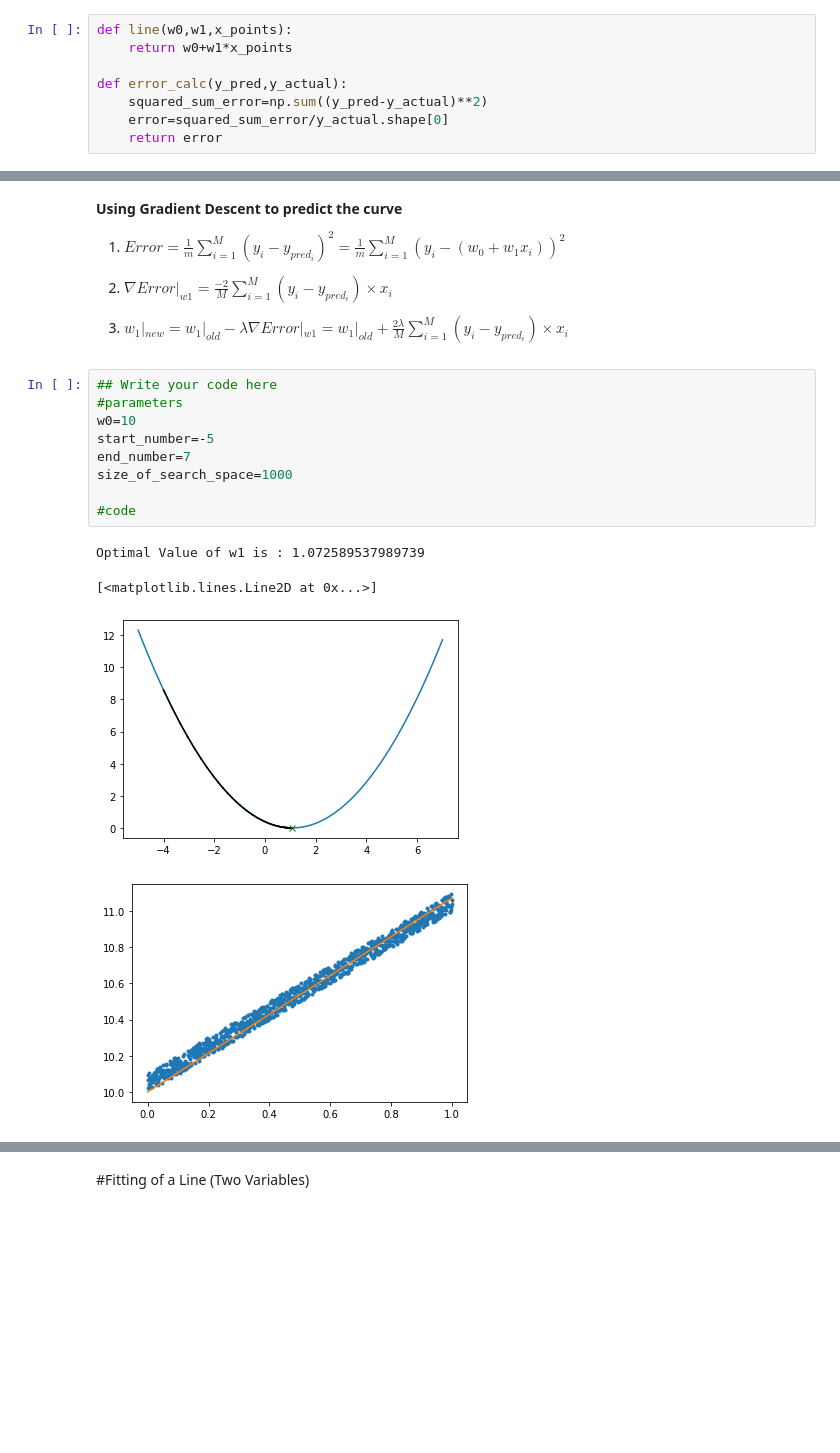
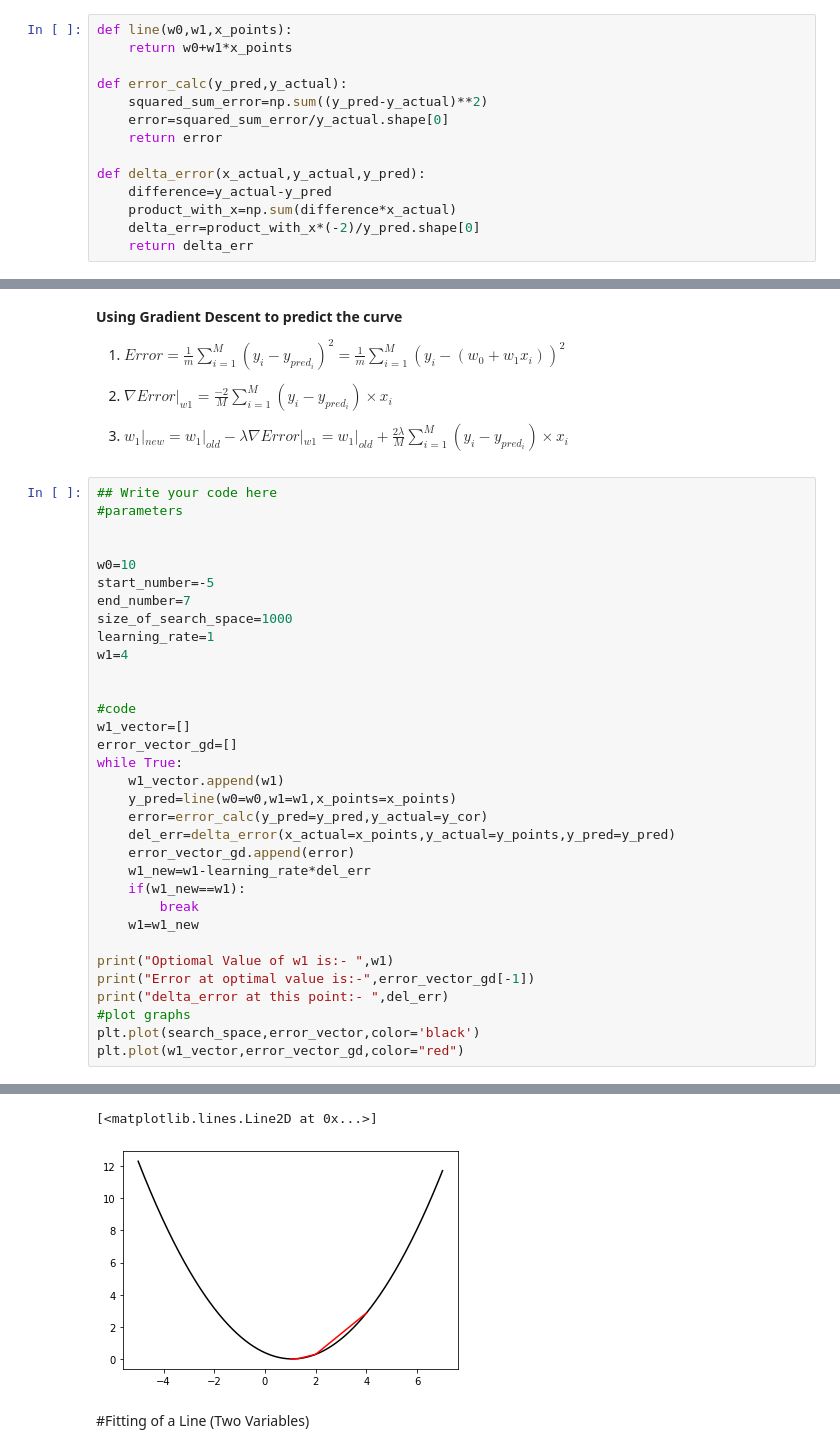
Before and after one commit to azrael05/PRML-Lab, a Jupyter notebook: Lab 05/Lab_5_Regression.ipynb, the cells around one changed output, grey strips where cells are left out. Drawn from its saved outputs; the diff is of its cells as text; blank space fills up the shorter version.

```diff
--- a/Lab 05/Lab_5_Regression.ipynb
+++ b/Lab 05/Lab_5_Regression.ipynb
@@ -26,6 +26,12 @@ def error_calc(y_pred,y_actual):
     squared_sum_error=np.sum((y_pred-y_actual)**2)
     error=squared_sum_error/y_actual.shape[0]
     return error
+
+def delta_error(x_actual,y_actual,y_pred):
+    difference=y_actual-y_pred
+    product_with_x=np.sum(difference*x_actual)
+    delta_err=product_with_x*(-2)/y_pred.shape[0]
+    return delta_err
 # %%
 ## Write your code here
 #Parameters
@@ -140,17 +146,37 @@ Optimal Value of w1 is:- 1.0780780780780779
 2. $\nabla Error|_{w1}=\frac{-2}{M}\sum_{i=1}^{M}(y_{i}-y_{pred_{i}}) \times x_{i}$
 
 3. $w_{1}|_{new}=w_{1}|_{old}-\lambda \nabla Error|_{w1}=w_{1}|_{old}+ \frac{2\lambda}{M}\sum_{i=1}^{M}(y_{i}-y_{pred_{i}}) \times x_{i}$
-# %%
-## Write your code here
-#parameters
-w0=10
-start_number=-5
-end_number=7
-size_of_search_space=1000
-
-#code
-# %% [output]
-Optimal Value of w1 is : 1.072589537989739
-[<matplotlib.lines.Line2D at 0x...>]
-[figure, removed]
-[figure, removed]
+# %%
+## Write your code here
+#parameters
+
+
+w0=10
+start_number=-5
+end_number=7
+size_of_search_space=1000
+learning_rate=1
+w1=4
+
+
+#code
+w1_vector=[]
+error_vector_gd=[]
+while True:
+    w1_vector.append(w1)
+    y_pred=line(w0=w0,w1=w1,x_points=x_points)
+    error=error_calc(y_pred=y_pred,y_actual=y_cor)
+    del_err=delta_error(x_actual=x_points,y_actual=y_points,y_pred=y_pred)
+    error_vector_gd.append(error)
+    w1_new=w1-learning_rate*del_err
+    if(w1_new==w1):
+        break
+    w1=w1_new
+
+print("Optiomal Value of w1 is:- ",w1)
+print("Error at optimal value is:-",error_vector_gd[-1])
+print("delta_error at this point:- ",del_err)
+#plot graphs
+plt.plot(search_space,error_vector,color='black')
+plt.plot(w1_vector,error_vector_gd,color="red")
+# %% [output]
@@ -157,3 +186,5 @@ Optimal Value of w1 is : 1.072589537989739
+[<matplotlib.lines.Line2D at 0x...>]
+[figure, added]
 # %% [markdown]
 #Fitting of a Line (Two Variables)
 # %% [markdown]
```
Also changed, not shown: parts of 13 cells of this notebook.
